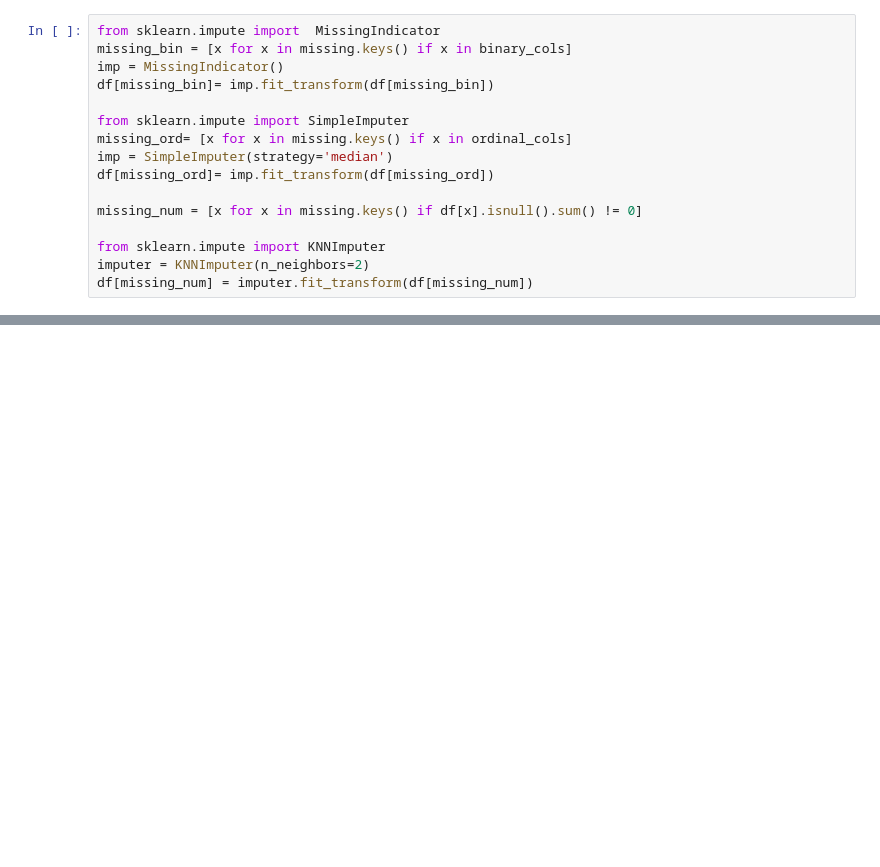
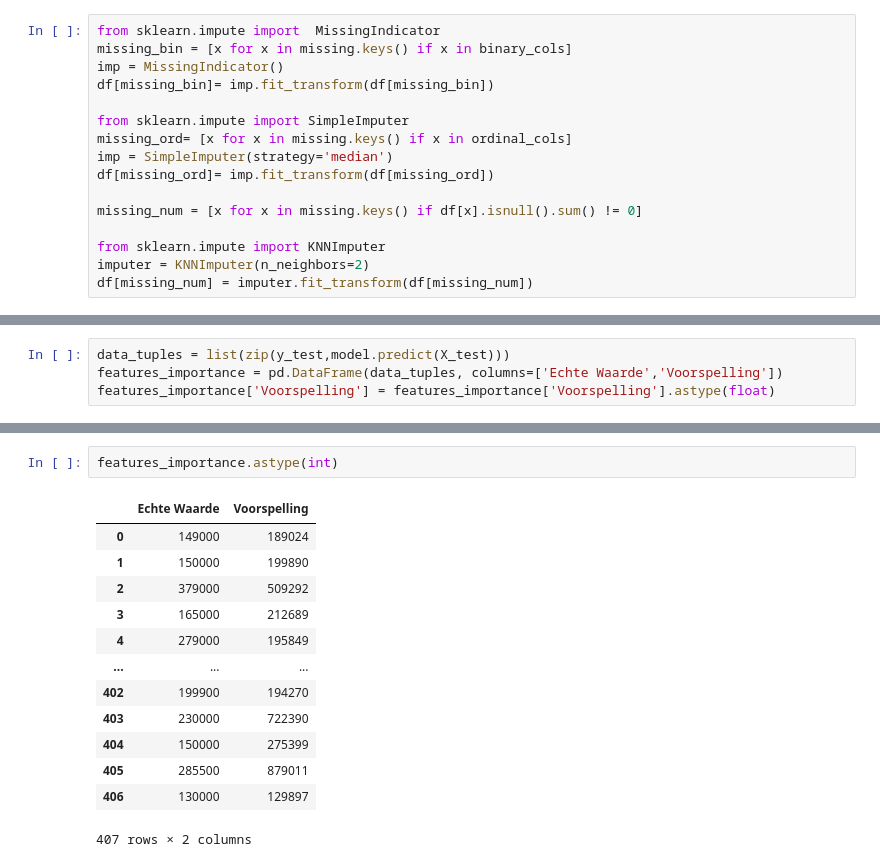
Before and after one commit to JonasHeymans/appartementen, a Jupyter notebook: preprocessing.ipynb, the cells around one changed output, grey strips where cells are left out. Cells and saved outputs as stored; diff of their text form; blank space fills up the shorter version.

```diff
--- a/preprocessing.ipynb
+++ b/preprocessing.ipynb
@@ -121,0 +273,4 @@ df.to_pickle('files/preprosessed.pkl')
+# %%
+data_tuples = list(zip(y_test,model.predict(X_test)))
+features_importance = pd.DataFrame(data_tuples, columns=['Echte Waarde','Voorspelling'])
+features_importance['Voorspelling'] = features_importance['Voorspelling'].astype(float)
@@ -121,0 +281,16 @@ df.to_pickle('files/preprosessed.pkl')
+# %%
+features_importance.astype(int)
+# %% [output]
+|  | Echte Waarde | Voorspelling |
+| 0 | 149000 | 189024 |
+| 1 | 150000 | 199890 |
+| 2 | 379000 | 509292 |
+| 3 | 165000 | 212689 |
+| 4 | 279000 | 195849 |
+| ... | ... | ... |
+| 402 | 199900 | 194270 |
+| 403 | 230000 | 722390 |
+| 404 | 150000 | 275399 |
+| 405 | 285500 | 879011 |
+| 406 | 130000 | 129897 |
+407 rows × 2 columns
```
Also changed, not shown: parts of 18 cells of this notebook.
